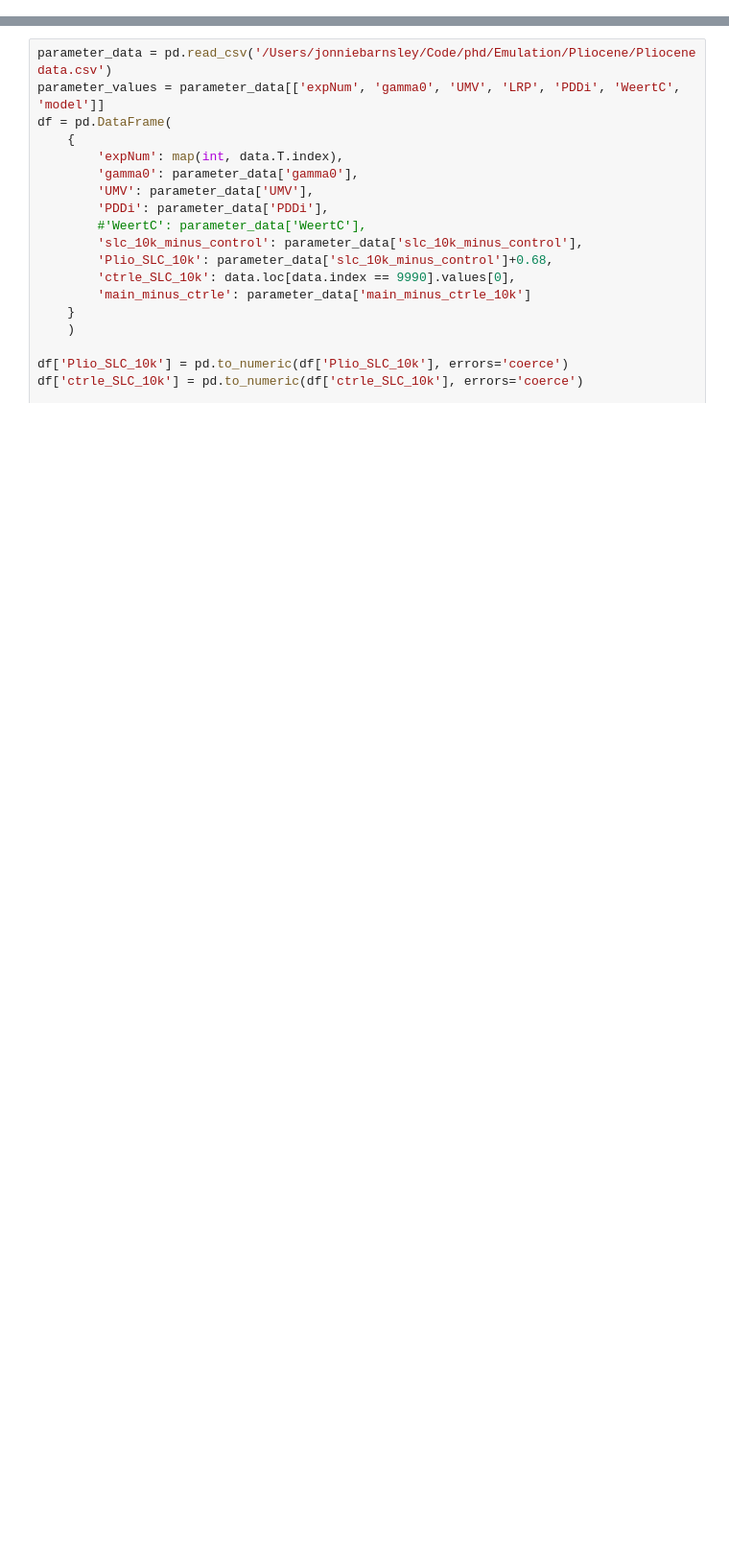
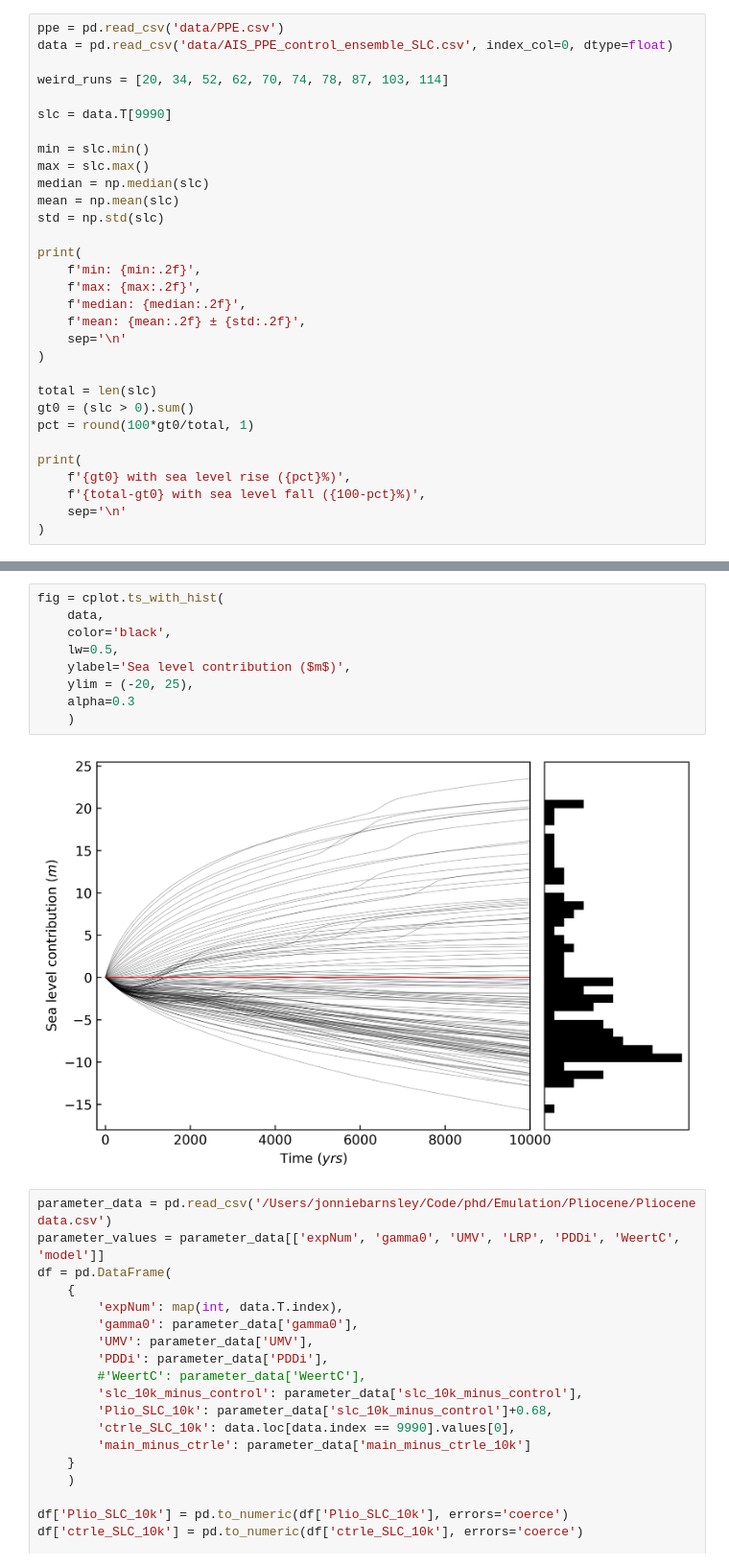
Before and after one commit to Jonniebarnsley/phd, a Jupyter notebook: analysis/notebooks/control_timeseries.ipynb, the cells around one changed output, grey strips where cells are left out. Shown at 96% size. Saved outputs shown, nothing was run; the diff lists cells and outputs as text; blank space fills up the shorter version.

Commit message:
custom plot functions

```diff
--- a/analysis/notebooks/control_timeseries.ipynb
+++ b/analysis/notebooks/control_timeseries.ipynb
@@ -116,0 +9,31 @@ plt.savefig('../plots/png/control_ensemble.png', format='png')
+# %%
+ppe = pd.read_csv('data/PPE.csv')
+data = pd.read_csv('data/AIS_PPE_control_ensemble_SLC.csv', index_col=0, dtype=float)
+
+weird_runs = [20, 34, 52, 62, 70, 74, 78, 87, 103, 114]
+
+slc = data.T[9990]
+
+min = slc.min()
+max = slc.max()
+median = np.median(slc)
+mean = np.mean(slc)
+std = np.std(slc)
+
+print(
+    f'min: {min:.2f}',
+    f'max: {max:.2f}',
+    f'median: {median:.2f}',
+    f'mean: {mean:.2f} ± {std:.2f}',
+    sep='\n'
+)
+
+total = len(slc)
+gt0 = (slc > 0).sum()
+pct = round(100*gt0/total, 1)
+
+print(
+    f'{gt0} with sea level rise ({pct}%)',
+    f'{total-gt0} with sea level fall ({100-pct}%)',
+    sep='\n'
+)
@@ -117,3 +47,14 @@ plt.savefig('../plots/png/control_ensemble.png', format='png')
+# %%
+fig = cplot.ts_with_hist(
+    data,
+    color='black',
+    lw=0.5,
+    ylabel='Sea level contribution ($m$)',
+    ylim = (-20, 25),
+    alpha=0.3
+    )
+# %% [output]
+[figure, added]
 # %%
 parameter_data = pd.read_csv('/Users/jonniebarnsley/Code/phd/Emulation/Pliocene/Pliocene data.csv')
 parameter_values = parameter_data[['expNum', 'gamma0', 'UMV', 'LRP', 'PDDi', 'WeertC', 'model']]
```
Also changed, not shown: parts of 4 cells of this notebook, 14 other files.
